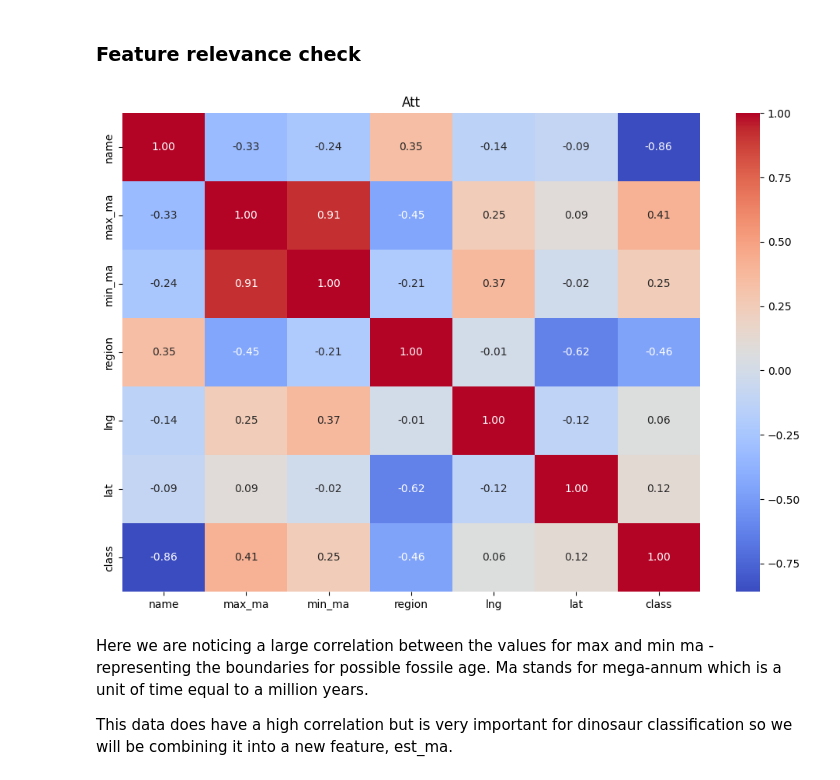
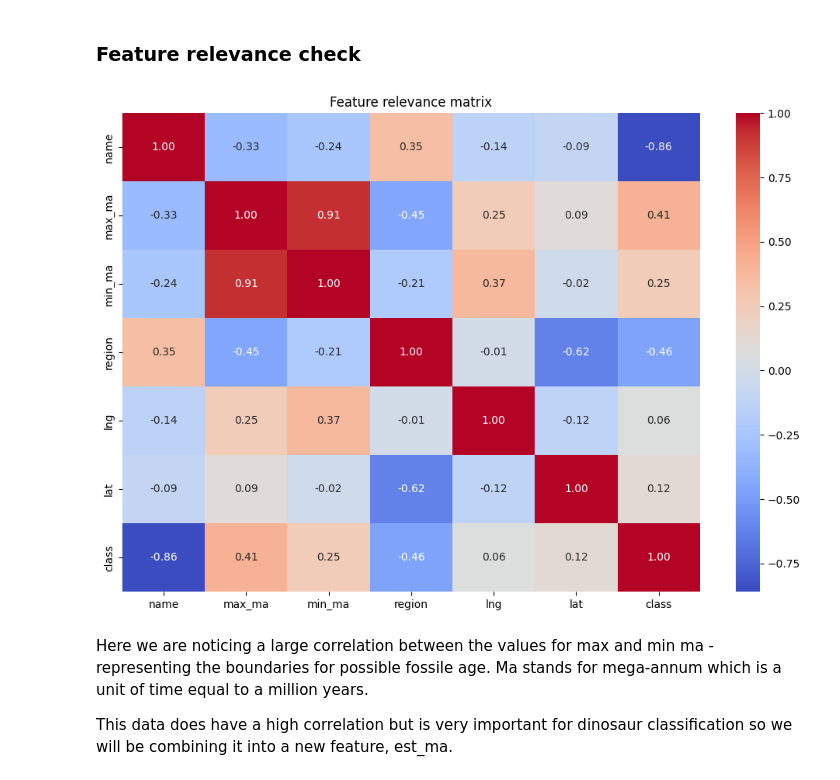
Before and after one commit to Nataliyay-Singidunum/vestacka-inteligencija, a Jupyter notebook: VI_septembar_1.ipynb, the cells around one changed output. Drawn from its saved outputs; the diff is of its cells as text; code cells hidden in the pictures.

```diff
--- a/VI_septembar_1.ipynb
+++ b/VI_septembar_1.ipynb
@@ -534,10 +535,10 @@ for col in dinos_encoded.select_dtypes(include=['object', 'category']).columns:
 # %%
 plt.figure(figsize=(12, 8))
 sns.heatmap(dinos_encoded.corr(), annot=True, cmap='coolwarm', fmt=".2f")
-plt.title('Att')
+plt.title('Feature relevance matrix')
 plt.show()
 # %% [output]
-[figure, old version]
+[figure, new version]
 # %% [markdown]
 Here we are noticing a large correlation between the values for max and min ma - representing the boundaries for possible fossile age. Ma stands for mega-annum which is a unit of time equal to a million years.
 
```
Also changed, not shown: parts of 32 cells of this notebook.
